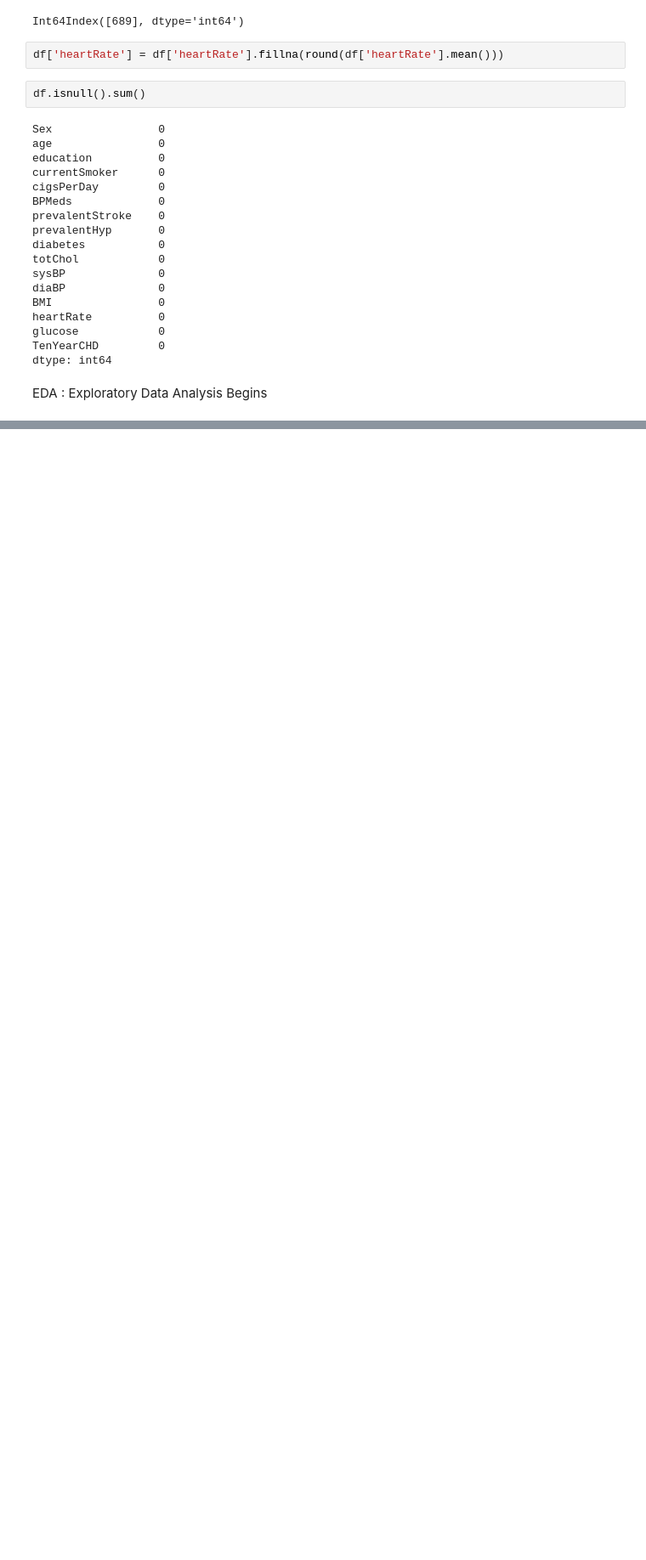
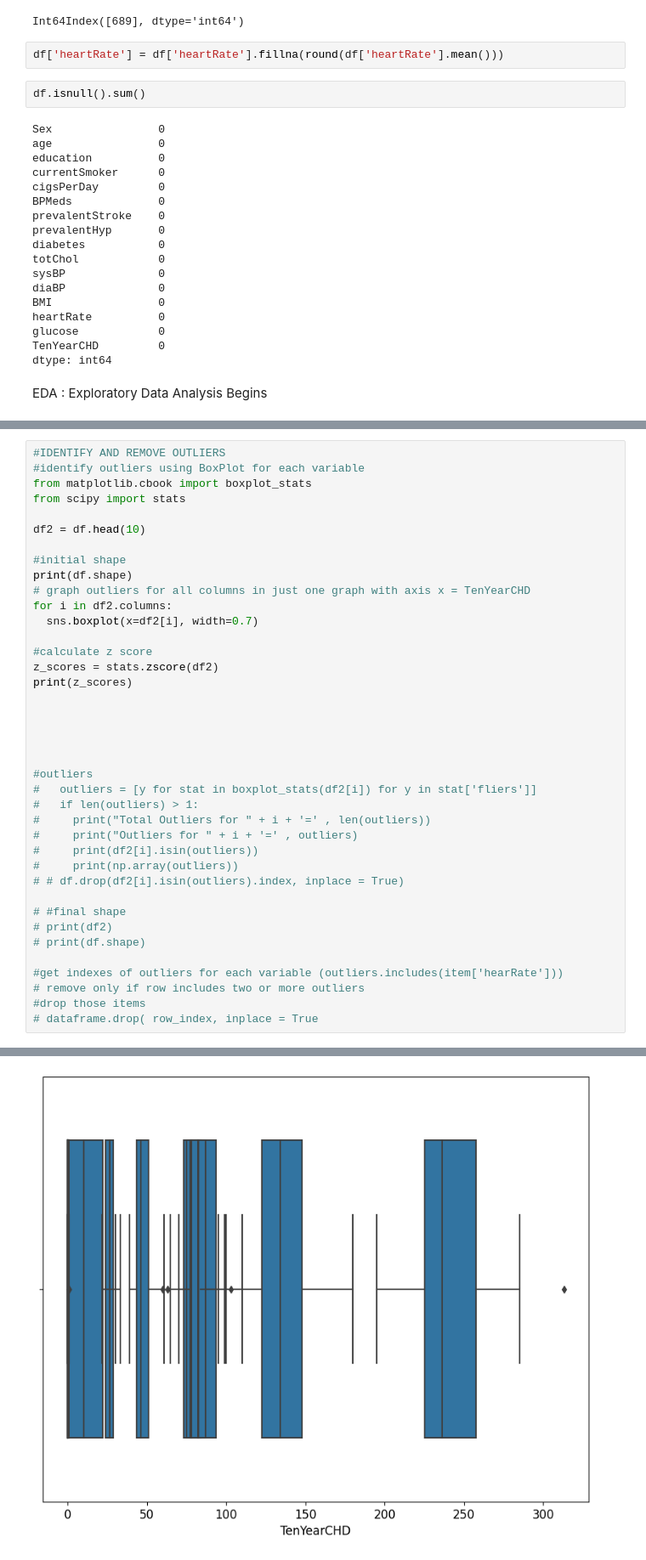
Before and after one commit to iamrestrepo/framingham-data-mining, a Jupyter notebook: Data_Mining_Project_Heart_Attack_Analysis_.ipynb, the cells around one changed output, grey strips where cells are left out. Shown at 85% size. Drawn from its saved outputs; the diff is of its cells as text; blank space fills up the shorter version.

```diff
--- a/Data_Mining_Project_Heart_Attack_Analysis_.ipynb
+++ b/Data_Mining_Project_Heart_Attack_Analysis_.ipynb
@@ -341,0 +336,40 @@ array([[<matplotlib.axes._subplots.AxesSubplot object at 0x...>,
+# %%
+#IDENTIFY AND REMOVE OUTLIERS
+#identify outliers using BoxPlot for each variable
+from matplotlib.cbook import boxplot_stats
+from scipy import stats
+
+df2 = df.head(10)
+
+#initial shape
+print(df.shape)
+# graph outliers for all columns in just one graph with axis x = TenYearCHD
+for i in df2.columns:
+  sns.boxplot(x=df2[i], width=0.7)
+
+#calculate z score
+z_scores = stats.zscore(df2)
+print(z_scores)
+
+
+
+
+
+#outliers
+#   outliers = [y for stat in boxplot_stats(df2[i]) for y in stat['fliers']]
+#   if len(outliers) > 1:
+#     print("Total Outliers for " + i + '=' , len(outliers))
+#     print("Outliers for " + i + '=' , outliers)
+#     print(df2[i].isin(outliers))
+#     print(np.array(outliers))
+# # df.drop(df2[i].isin(outliers).index, inplace = True)
+
+# #final shape
+# print(df2)
+# print(df.shape)
+
+#get indexes of outliers for each variable (outliers.includes(item['hearRate']))
+# remove only if row includes two or more outliers
+#drop those items
+# dataframe.drop( row_index, inplace = True
+# %% [output]
@@ -342,3 +393,4 @@ array([[<matplotlib.axes._subplots.AxesSubplot object at 0x...>,
+[figure, added]
 # %%
 #Histogram of Target Variable
 sns.countplot(x='TenYearCHD',data=df)
```
Also changed, not shown: parts of 88 cells of this notebook.
